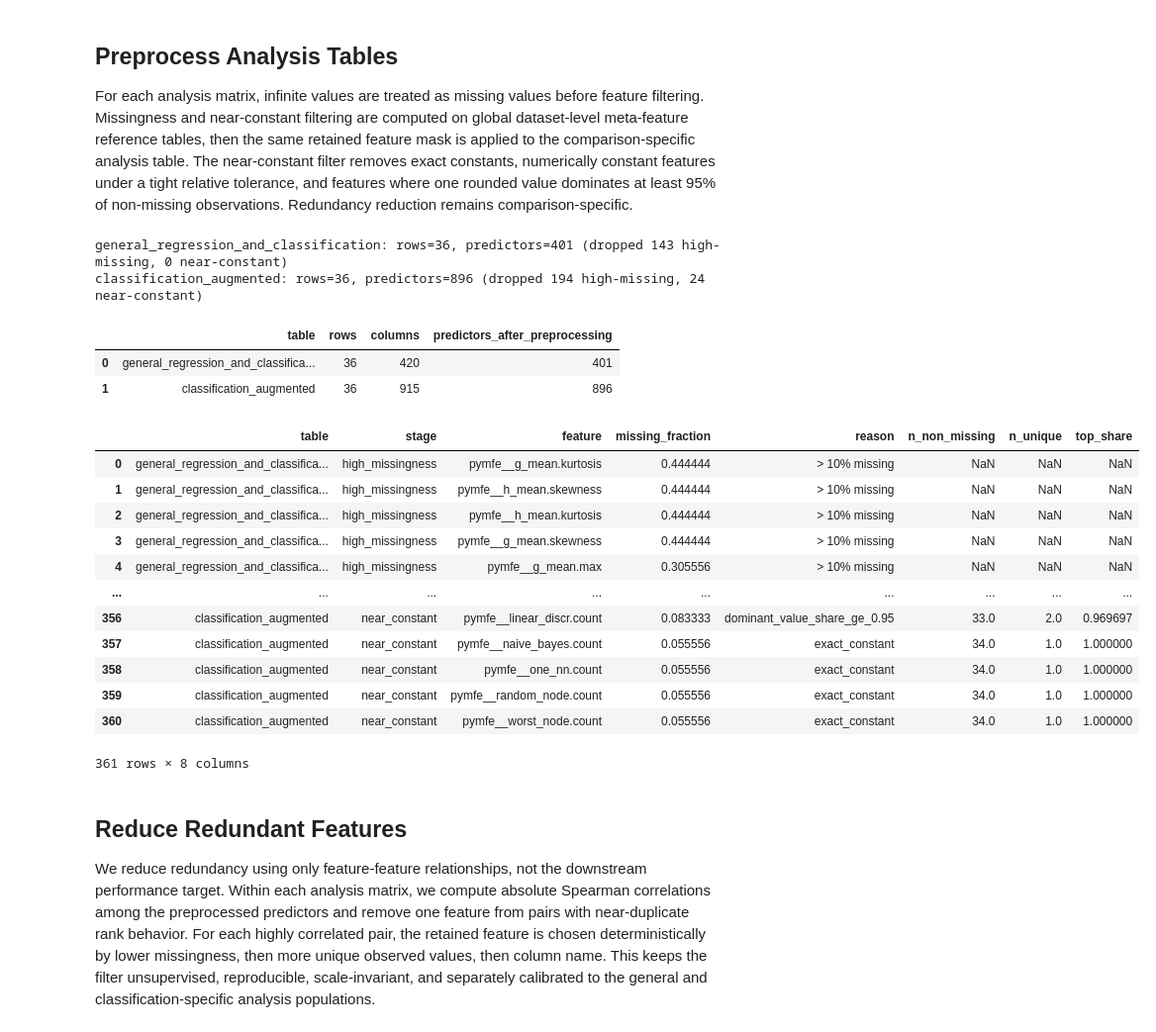
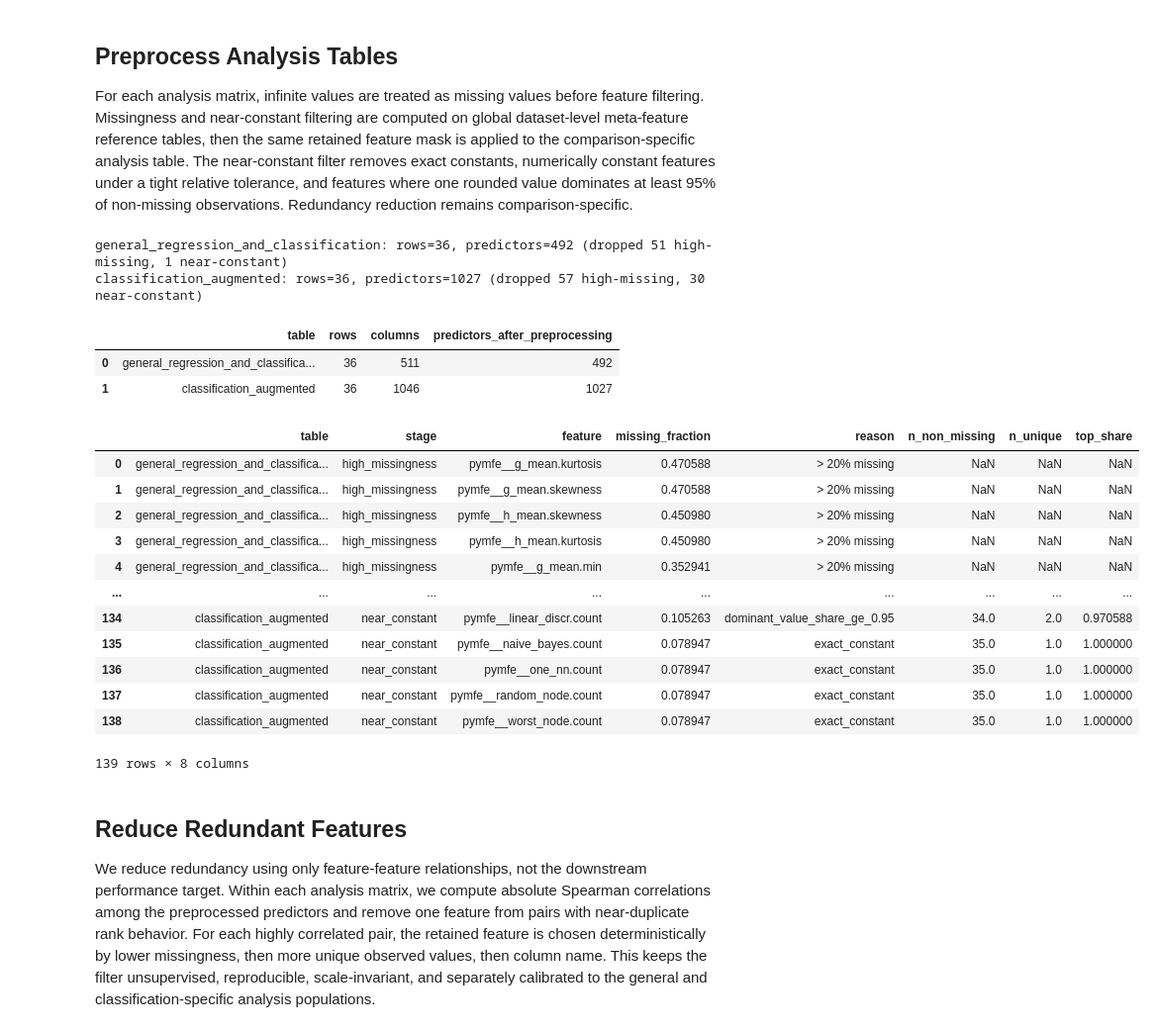
Before and after one commit to m-herre/meta-feature-analysis, a Jupyter notebook: notebooks/01_mfa.ipynb, the cells around one changed output. Shown at 99% size. Cells and saved outputs as stored; diff of their text form; code cells hidden in the pictures.

```diff
--- a/notebooks/01_mfa.ipynb
+++ b/notebooks/01_mfa.ipynb
@@ -302,7 +313,6 @@ analysis_classification_raw = result.analysis_table.loc[
 ].copy()
 
 
-
 def _strict_mean_for_filter(series: pd.Series) -> float:
     if series.isna().any():
         return float("nan")
@@ -323,7 +333,10 @@ def build_global_filter_reference(
     reference = metafeature_table.loc[:, reference_columns].copy()
     if classification_only:
         reference = reference.loc[
-            reference["task_type"].astype("string").str.lower().isin(CLASSIFICATION_PROBLEM_TYPES)
+            reference["task_type"]
+            .astype("string")
+            .str.lower()
+            .isin(CLASSIFICATION_PROBLEM_TYPES)
         ].copy()
 
     aggregations = {
@@ -334,7 +347,9 @@ def build_global_filter_reference(
     if "task_type" in reference.columns:
         aggregations["task_type"] = ("task_type", "first")
 
-    return reference.groupby("dataset", as_index=False, dropna=False).agg(**aggregations)
+    return reference.groupby("dataset", as_index=False, dropna=False).agg(
+        **aggregations
+    )
 
 
 analysis_general_filter_reference = build_global_filter_reference(
@@ -687,7 +704,7 @@ plt.show()
 
 For each analysis matrix, infinite values are treated as missing values before feature filtering. Missingness and near-constant filtering are computed on global dataset-level meta-feature reference tables, then the same retained feature mask is applied to the comparison-specific analysis table. The near-constant filter removes exact constants, numerically constant features under a tight relative tolerance, and features where one rounded value dominates at least 95% of non-missing observations. Redundancy reduction remains comparison-specific.
 # %%
-MAX_FEATURE_MISSINGNESS = 0.10
+MAX_FEATURE_MISSINGNESS = 0.20
 NEAR_CONSTANT_TOP_SHARE = 0.95
 NUMERICAL_CONSTANT_REL_TOL = 1e-12
 
@@ -768,7 +785,9 @@ def preprocess_analysis_table(
                 pd.api.types.is_numeric_dtype(filter_cleaned[column])
                 or numeric_values.notna().any()
             ):
-                filter_cleaned[column] = numeric_values.replace([np.inf, -np.inf], np.nan)
+                filter_cleaned[column] = numeric_values.replace(
+                    [np.inf, -np.inf], np.nan
+                )
     feature_columns = [
         column
         for column in feature_columns
@@ -853,49 +872,49 @@ analysis_classification, classification_preprocessing_report = (
 )
 
 preprocessing_report = pd.concat(
     [general_preprocessing_report, classification_preprocessing_report],
     ignore_index=True,
 )
 preprocessing_summary = pd.DataFrame(
     [
         {
             "table": "general_regression_and_classification",
             "rows": len(analysis_general),
             "columns": analysis_general.shape[1],
             "predictors_after_preprocessing": analysis_general.shape[1]
             - len(available_context_columns),
         },
         {
             "table": "classification_augmented",
             "rows": len(analysis_classification),
             "columns": analysis_classification.shape[1],
             "predictors_after_preprocessing": analysis_classification.shape[1]
             - len(available_context_columns),
         },
     ]
 )
 
 display(preprocessing_summary)
 display(preprocessing_report)
 # %% [output]
-general_regression_and_classification: rows=36, predictors=401 (dropped 143 high-missing, 0 near-constant)
-classification_augmented: rows=36, predictors=896 (dropped 194 high-missing, 24 near-constant)
+general_regression_and_classification: rows=36, predictors=492 (dropped 51 high-missing, 1 near-constant)
+classification_augmented: rows=36, predictors=1027 (dropped 57 high-missing, 30 near-constant)
 |  | table | rows | columns | predictors_after_preprocessing |
-| 0 | general_regression_and_classifica... | 36 | 420 | 401 |
-| 1 | classification_augmented | 36 | 915 | 896 |
+| 0 | general_regression_and_classifica... | 36 | 511 | 492 |
+| 1 | classification_augmented | 36 | 1046 | 1027 |
 |  | table | stage | feature | missing_fraction | reason | n_non_missing | n_unique | top_share |
-| 0 | general_regression_and_classifica... | high_missingness | pymfe__g_mean.kurtosis | 0.444444 | > 10% missing | NaN | NaN | NaN |
-| 1 | general_regression_and_classifica... | high_missingness | pymfe__h_mean.skewness | 0.444444 | > 10% missing | NaN | NaN | NaN |
-| 2 | general_regression_and_classifica... | high_missingness | pymfe__h_mean.kurtosis | 0.444444 | > 10% missing | NaN | NaN | NaN |
-| 3 | general_regression_and_classifica... | high_missingness | pymfe__g_mean.skewness | 0.444444 | > 10% missing | NaN | NaN | NaN |
-| 4 | general_regression_and_classifica... | high_missingness | pymfe__g_mean.max | 0.305556 | > 10% missing | NaN | NaN | NaN |
+| 0 | general_regression_and_classifica... | high_missingness | pymfe__g_mean.kurtosis | 0.470588 | > 20% missing | NaN | NaN | NaN |
+| 1 | general_regression_and_classifica... | high_missingness | pymfe__g_mean.skewness | 0.470588 | > 20% missing | NaN | NaN | NaN |
+| 2 | general_regression_and_classifica... | high_missingness | pymfe__h_mean.skewness | 0.450980 | > 20% missing | NaN | NaN | NaN |
+| 3 | general_regression_and_classifica... | high_missingness | pymfe__h_mean.kurtosis | 0.450980 | > 20% missing | NaN | NaN | NaN |
+| 4 | general_regression_and_classifica... | high_missingness | pymfe__g_mean.min | 0.352941 | > 20% missing | NaN | NaN | NaN |
 | ... | ... | ... | ... | ... | ... | ... | ... | ... |
-| 356 | classification_augmented | near_constant | pymfe__linear_discr.count | 0.083333 | dominant_value_share_ge_0.95 | 33.0 | 2.0 | 0.969697 |
-| 357 | classification_augmented | near_constant | pymfe__naive_bayes.count | 0.055556 | exact_constant | 34.0 | 1.0 | 1.000000 |
-| 358 | classification_augmented | near_constant | pymfe__one_nn.count | 0.055556 | exact_constant | 34.0 | 1.0 | 1.000000 |
-| 359 | classification_augmented | near_constant | pymfe__random_node.count | 0.055556 | exact_constant | 34.0 | 1.0 | 1.000000 |
-| 360 | classification_augmented | near_constant | pymfe__worst_node.count | 0.055556 | exact_constant | 34.0 | 1.0 | 1.000000 |
+| 134 | classification_augmented | near_constant | pymfe__linear_discr.count | 0.105263 | dominant_value_share_ge_0.95 | 34.0 | 2.0 | 0.970588 |
+| 135 | classification_augmented | near_constant | pymfe__naive_bayes.count | 0.078947 | exact_constant | 35.0 | 1.0 | 1.000000 |
+| 136 | classification_augmented | near_constant | pymfe__one_nn.count | 0.078947 | exact_constant | 35.0 | 1.0 | 1.000000 |
+| 137 | classification_augmented | near_constant | pymfe__random_node.count | 0.078947 | exact_constant | 35.0 | 1.0 | 1.000000 |
+| 138 | classification_augmented | near_constant | pymfe__worst_node.count | 0.078947 | exact_constant | 35.0 | 1.0 | 1.000000 |
-361 rows × 8 columns
+139 rows × 8 columns
 # %% [markdown]
 ## Reduce Redundant Features
 
```
Also changed, not shown: parts of 9 cells of this notebook, 1 other file.
